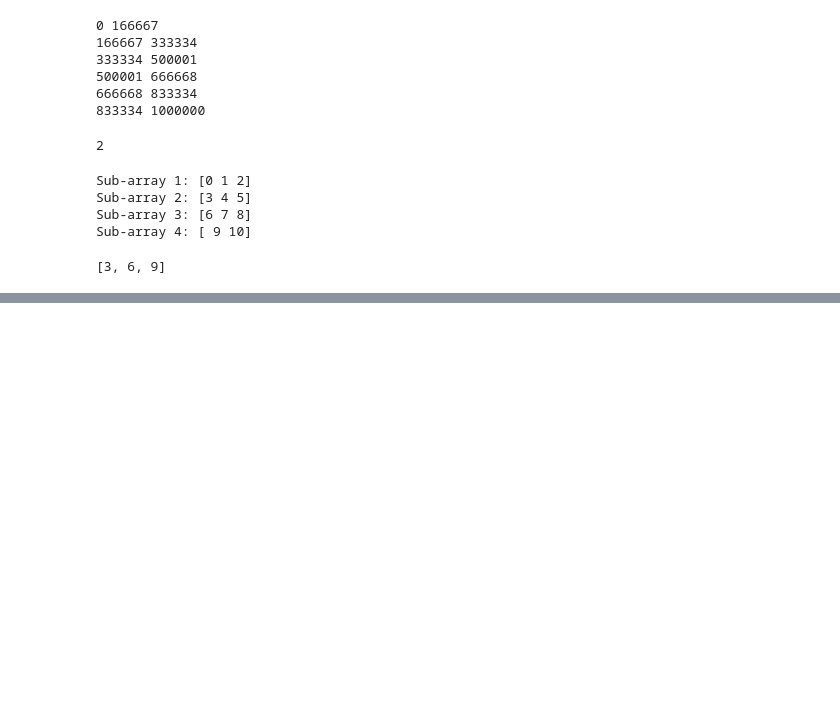
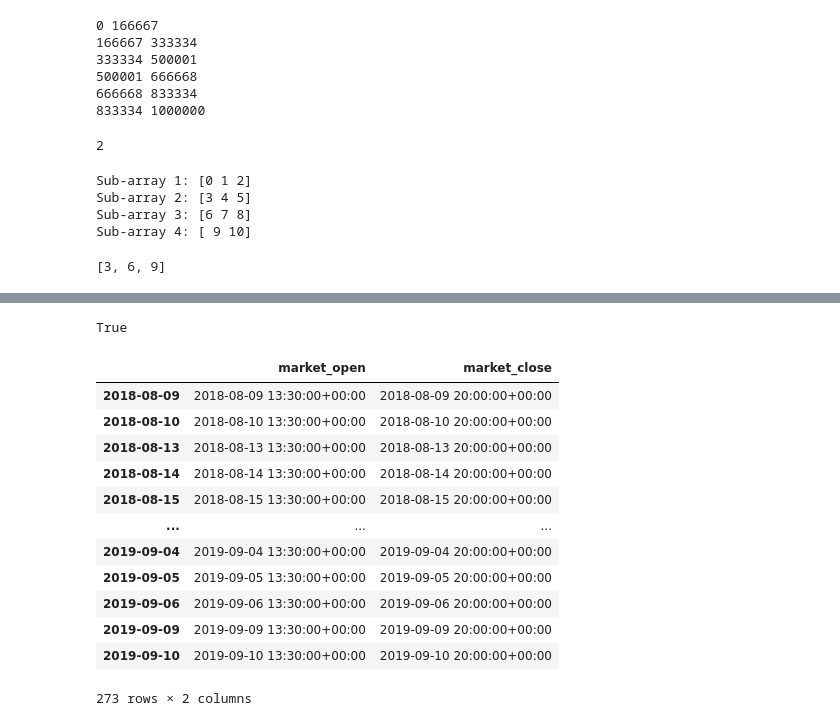
Before and after one commit to RezaSoleymanifar/neural, a Jupyter notebook: notebooks/api.ipynb, the cells around one changed output, grey strips where cells are left out. Drawn from its saved outputs; the diff is of its cells as text; code cells hidden in the pictures; blank space fills up the shorter version.

```diff
--- a/notebooks/api.ipynb
+++ b/notebooks/api.ipynb
@@ -409,0 +437,29 @@ range(2, 10)
+# %%
+dt.date() == datetime.today().date()
+# %% [output]
+True
+# %%
+import pandas_market_calendars as pmc
+
+nyse_cal = pmc.get_calendar('NYSE')
+cal24 = pmc.get_calendar('24/7')
+# %%
+start = '2018-08-09'
+# %%
+end = '2019-09-10'
+# %%
+nyse_cal.schedule(start, end)
+# %% [output]
+|  | market_open | market_close |
+| 2018-08-09 | 2018-08-09 13:30:00+00:00 | 2018-08-09 20:00:00+00:00 |
+| 2018-08-10 | 2018-08-10 13:30:00+00:00 | 2018-08-10 20:00:00+00:00 |
+| 2018-08-13 | 2018-08-13 13:30:00+00:00 | 2018-08-13 20:00:00+00:00 |
+| 2018-08-14 | 2018-08-14 13:30:00+00:00 | 2018-08-14 20:00:00+00:00 |
+| 2018-08-15 | 2018-08-15 13:30:00+00:00 | 2018-08-15 20:00:00+00:00 |
+| ... | ... | ... |
+| 2019-09-04 | 2019-09-04 13:30:00+00:00 | 2019-09-04 20:00:00+00:00 |
+| 2019-09-05 | 2019-09-05 13:30:00+00:00 | 2019-09-05 20:00:00+00:00 |
+| 2019-09-06 | 2019-09-06 13:30:00+00:00 | 2019-09-06 20:00:00+00:00 |
+| 2019-09-09 | 2019-09-09 13:30:00+00:00 | 2019-09-09 20:00:00+00:00 |
+| 2019-09-10 | 2019-09-10 13:30:00+00:00 | 2019-09-10 20:00:00+00:00 |
+273 rows × 2 columns
```
Also changed, not shown: parts of 12 cells of this notebook, 14 other files.
